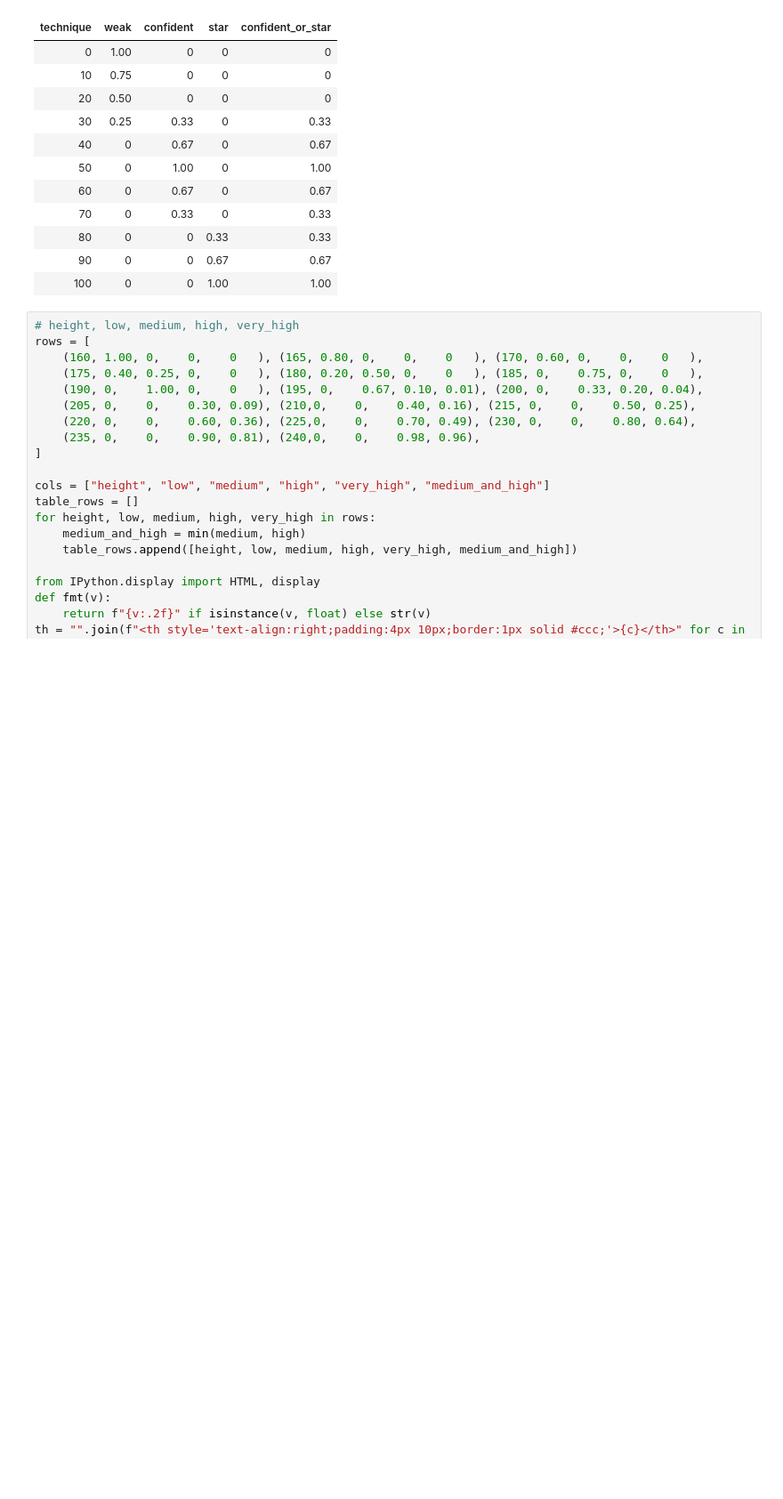
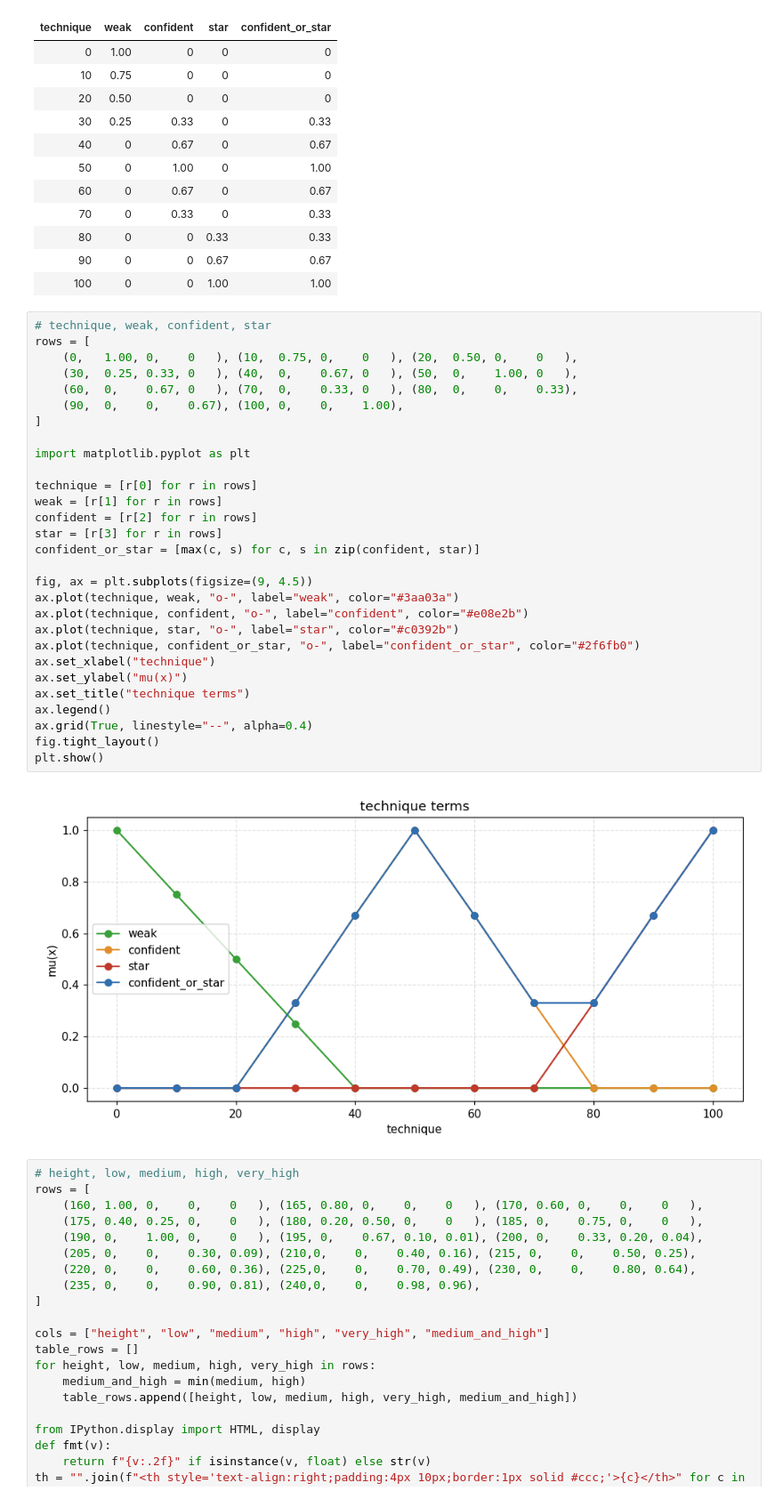
Before and after one commit to sabahtalateh/ainots, a Jupyter notebook: specgraphlog/task9_player.ipynb, the cells around one changed output. Shown at 89% size. Drawn from its saved outputs; the diff is of its cells as text; blank space fills up the shorter version.

```diff
--- a/specgraphlog/task9_player.ipynb
+++ b/specgraphlog/task9_player.ipynb
@@ -38,6 +38,37 @@ display(HTML(f"<table style='border-collapse:collapse;font-family:monospace;'><t
 | 80 | 0 | 0 | 0.33 | 0.33 |
 | 90 | 0 | 0 | 0.67 | 0.67 |
 | 100 | 0 | 0 | 1.00 | 1.00 |
+# %%
+# technique, weak, confident, star
+rows = [
+    (0,   1.00, 0,    0   ), (10,  0.75, 0,    0   ), (20,  0.50, 0,    0   ),
+    (30,  0.25, 0.33, 0   ), (40,  0,    0.67, 0   ), (50,  0,    1.00, 0   ),
+    (60,  0,    0.67, 0   ), (70,  0,    0.33, 0   ), (80,  0,    0,    0.33),
+    (90,  0,    0,    0.67), (100, 0,    0,    1.00),
+]
+
+import matplotlib.pyplot as plt
+
+technique = [r[0] for r in rows]
+weak = [r[1] for r in rows]
+confident = [r[2] for r in rows]
+star = [r[3] for r in rows]
+confident_or_star = [max(c, s) for c, s in zip(confident, star)]
+
+fig, ax = plt.subplots(figsize=(9, 4.5))
+ax.plot(technique, weak, "o-", label="weak", color="#3aa03a")
+ax.plot(technique, confident, "o-", label="confident", color="#e08e2b")
+ax.plot(technique, star, "o-", label="star", color="#c0392b")
+ax.plot(technique, confident_or_star, "o-", label="confident_or_star", color="#2f6fb0")
+ax.set_xlabel("technique")
+ax.set_ylabel("mu(x)")
+ax.set_title("technique terms")
+ax.legend()
+ax.grid(True, linestyle="--", alpha=0.4)
+fig.tight_layout()
+plt.show()
+# %% [output]
+[figure, added]
 # %%
 # height, low, medium, high, very_high
 rows = [
```
Also changed, not shown: parts of 1 cell of this notebook.
